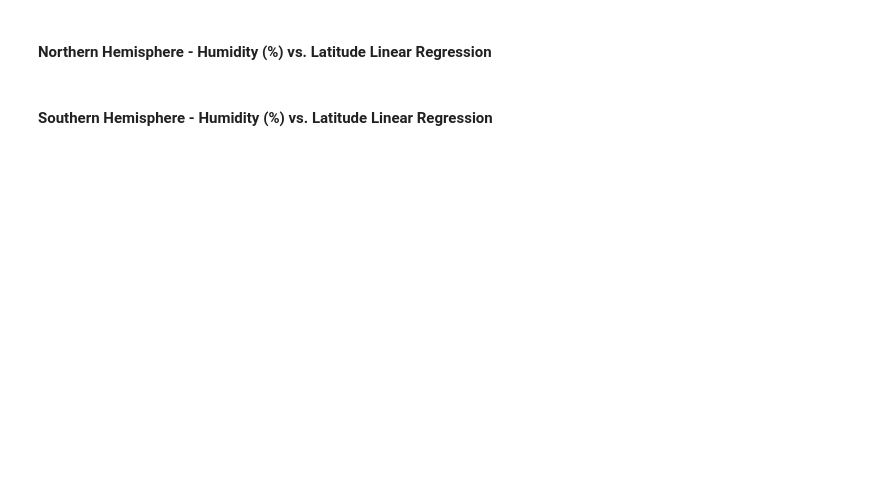
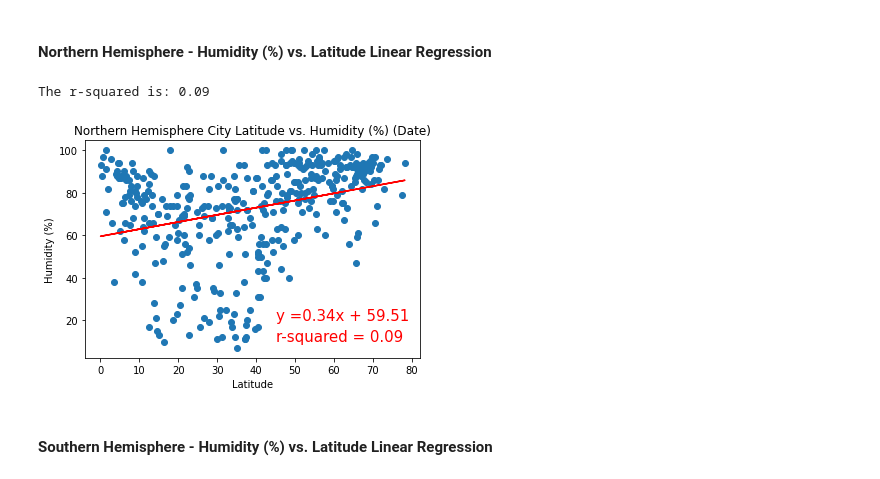
Before and after one commit to LeeProut/python-api-challenge, a Jupyter notebook: WeatherPy/WeatherPy.ipynb, the cells around one changed output. Cells and saved outputs as stored; diff of their text form; code cells hidden in the pictures; blank space fills up the shorter version.

```diff
--- a/WeatherPy/WeatherPy.ipynb
+++ b/WeatherPy/WeatherPy.ipynb
@@ -360,4 +383,42 @@ The r-squared is: 0.75
 # %% [markdown]
 ####  Northern Hemisphere - Humidity (%) vs. Latitude Linear Regression
+# %%
+#Define x, y values
+n_humidity_x_values = northern_hemi_df["Lat"]
+n_humidity_y_values = northern_hemi_df["Humidity"]
+
+#find linear regression values
+# (slope, intercept, rvalue, pvalue, stderr) = linregress(total_equipment, burned_acreage)
+# regress_values = total_equipment * slope + intercept
+(n_humidity_slope, n_humidity_intercept, n_humidity_rvalue, n_humidity_pvalue, n_humidity_stderr) = linregress(n_humidity_x_values, n_humidity_y_values)
+n_humidity_regress_values = np.asarray(n_humidity_x_values) * n_humidity_slope + n_humidity_intercept
+
+#calculate r-squared
+n_humidity_rsquared = round(n_humidity_rvalue**2,2)
+print(f"The r-squared is: {n_humidity_rsquared}")
+
+#line equation y = mx + b
+n_humidity_line_eq = "y =" + str(round(n_humidity_slope,2)) + "x + " + str(round(n_humidity_intercept,2))
+
+#create scatter plot
+plt.scatter(n_humidity_x_values, n_humidity_y_values)
+
+#add regression line
+plt.plot(n_humidity_x_values, n_humidity_regress_values, "r-")
+
+#add title and labels
+plt.title("Northern Hemisphere City Latitude vs. Humidity (%) (Date)")
+plt.xlabel("Latitude")
+plt.ylabel("Humidity (%)")
+
+#add annotation to plot
+plt.annotate(n_humidity_line_eq,(45,20), fontsize=15, color="red")
+plt.annotate(f"r-squared = {n_humidity_rsquared}",(45,10),fontsize=15,color="red")
+
+plt.savefig("Images/n_hemi_latitudeVShumidity.png")
+plt.show()
+# %% [output]
+The r-squared is: 0.09
+[figure, added]
 # %% [markdown]
 ####  Southern Hemisphere - Humidity (%) vs. Latitude Linear Regression
```
Also changed, not shown: parts of 7 cells of this notebook, 7 other files.
